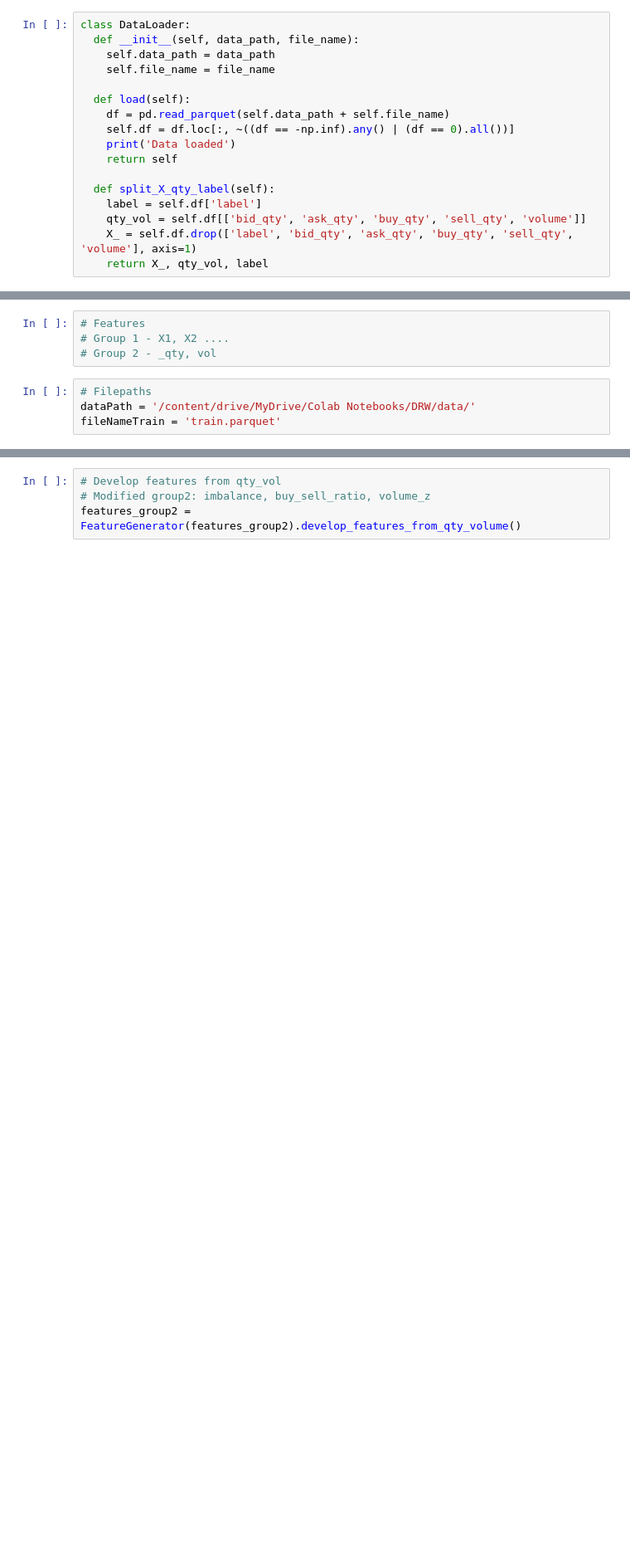
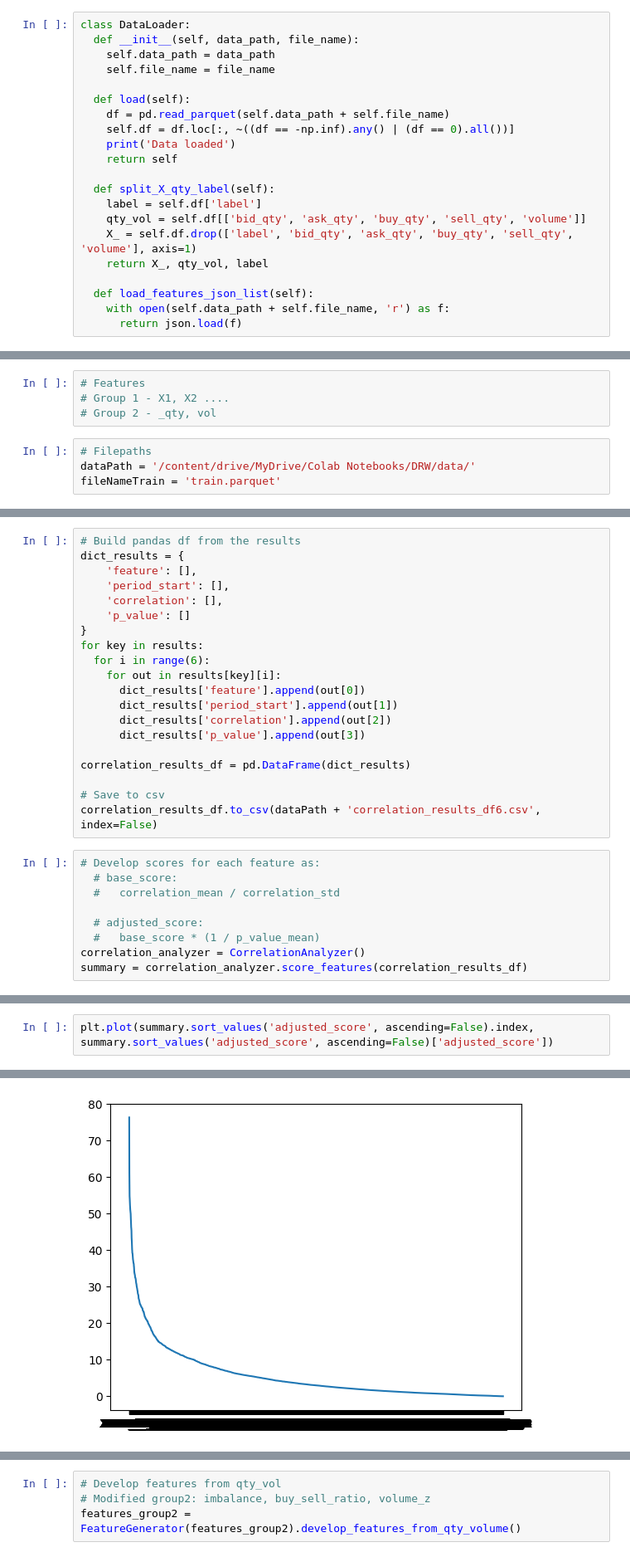
Before and after one commit to 2inkie/DRW-crypto_market-prediction, a Jupyter notebook: DRW_train6.ipynb, the cells around one changed output, grey strips where cells are left out. Shown at 83% size. Saved outputs shown, nothing was run; the diff lists cells and outputs as text; blank space fills up the shorter version.

```diff
--- a/DRW_train6.ipynb
+++ b/DRW_train6.ipynb
@@ -55,6 +59,10 @@ class DataLoader:
     qty_vol = self.df[['bid_qty', 'ask_qty', 'buy_qty', 'sell_qty', 'volume']]
     X_ = self.df.drop(['label', 'bid_qty', 'ask_qty', 'buy_qty', 'sell_qty', 'volume'], axis=1)
     return X_, qty_vol, label
+
+  def load_features_json_list(self):
+    with open(self.data_path + self.file_name, 'r') as f:
+      return json.load(f)
 # %%
 class FeatureGenerator:
 
@@ -289,0 +440,29 @@ Processed 350 out of 863
+# %%
+# Build pandas df from the results
+dict_results = {
+    'feature': [],
+    'period_start': [],
+    'correlation': [],
+    'p_value': []
+}
+for key in results:
+  for i in range(6):
+    for out in results[key][i]:
+      dict_results['feature'].append(out[0])
+      dict_results['period_start'].append(out[1])
+      dict_results['correlation'].append(out[2])
+      dict_results['p_value'].append(out[3])
+
+correlation_results_df = pd.DataFrame(dict_results)
+
+# Save to csv
+correlation_results_df.to_csv(dataPath + 'correlation_results_df6.csv', index=False)
+# %%
+# Develop scores for each feature as:
+  # base_score:
+  #   correlation_mean / correlation_std
+
+  # adjusted_score:
+  #   base_score * (1 / p_value_mean)
+correlation_analyzer = CorrelationAnalyzer()
+summary = correlation_analyzer.score_features(correlation_results_df)
@@ -298,0 +476,3 @@ features_group1 = lagger.lag_features(features_group1)
+# %%
+plt.plot(summary.sort_values('adjusted_score', ascending=False).index, summary.sort_values('adjusted_score', ascending=False)['adjusted_score'])
+# %% [output]
@@ -298,0 +480 @@ features_group1 = lagger.lag_features(features_group1)
+[figure, added]
```
Also changed, not shown: parts of 18 cells of this notebook.
